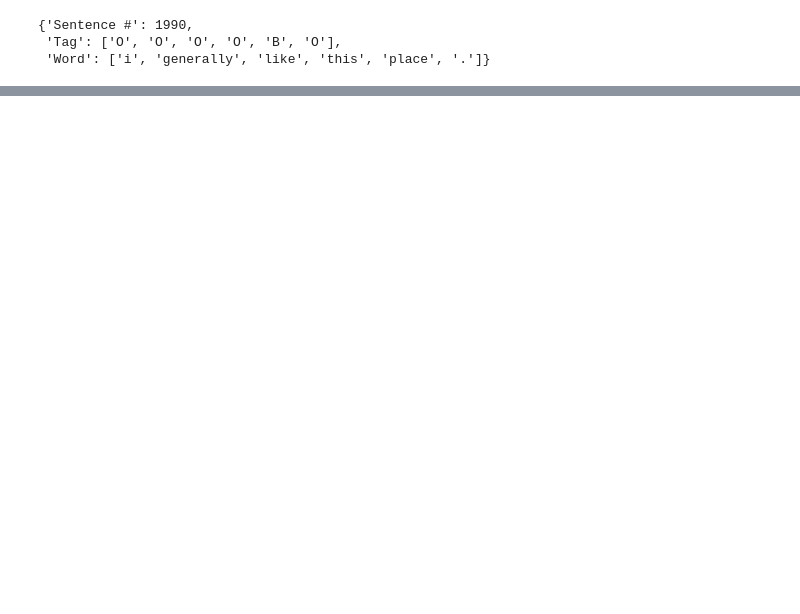
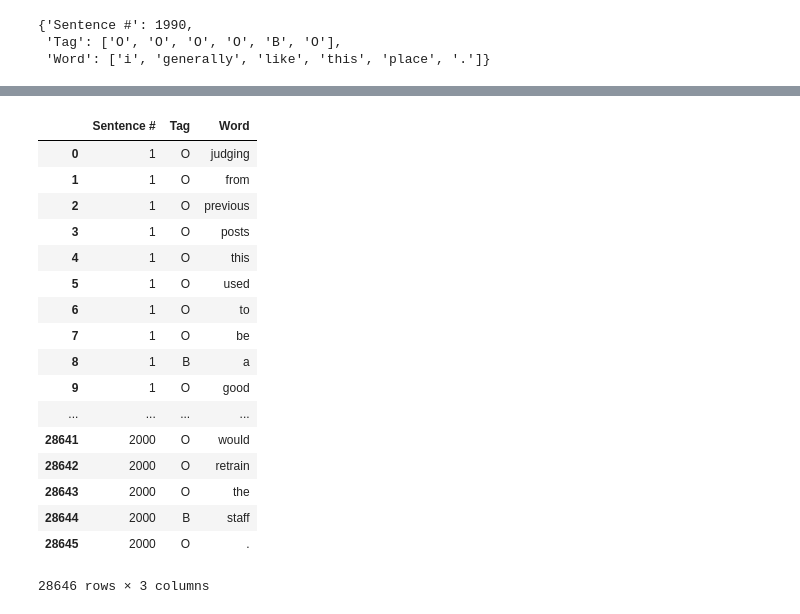
Before and after one commit to BrambleXu/aspect-term-extraction, a Jupyter notebook: notebooks/aspect-based-dataset-IBO.ipynb, the cells around one changed output, grey strips where cells are left out. Drawn from its saved outputs; the diff is of its cells as text; code cells hidden in the pictures; blank space fills up the shorter version.

```diff
--- a/notebooks/aspect-based-dataset-IBO.ipynb
+++ b/notebooks/aspect-based-dataset-IBO.ipynb
@@ -408,0 +418,26 @@ pd.DataFrame(sentences_df)
+# %%
+data = pd.DataFrame()
+for s in sentences_df:
+    s_df = pd.DataFrame.from_dict(s)
+    data = data.append(s_df, ignore_index=True)
+# %%
+data
+# %% [output]
+|  | Sentence # | Tag | Word |
+| 0 | 1 | O | judging |
+| 1 | 1 | O | from |
+| 2 | 1 | O | previous |
+| 3 | 1 | O | posts |
+| 4 | 1 | O | this |
+| 5 | 1 | O | used |
+| 6 | 1 | O | to |
+| 7 | 1 | O | be |
+| 8 | 1 | B | a |
+| 9 | 1 | O | good |
+| ... | ... | ... | ... |
+| 28641 | 2000 | O | would |
+| 28642 | 2000 | O | retrain |
+| 28643 | 2000 | O | the |
+| 28644 | 2000 | B | staff |
+| 28645 | 2000 | O | . |
+28646 rows × 3 columns
```
Also changed, not shown: parts of 6 cells of this notebook.
